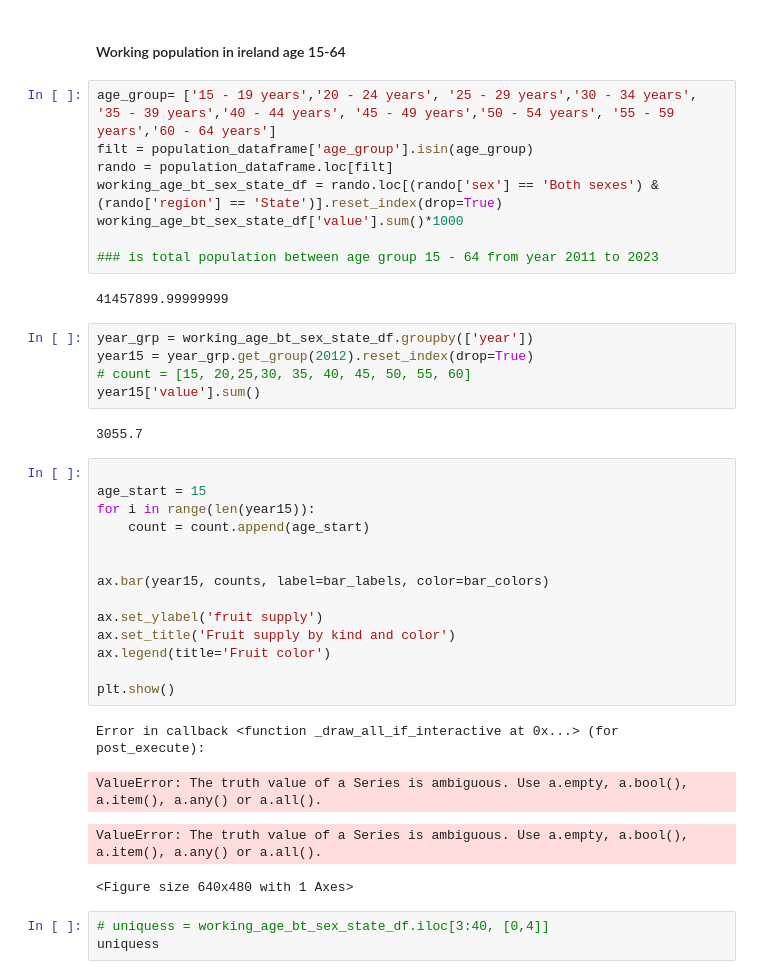
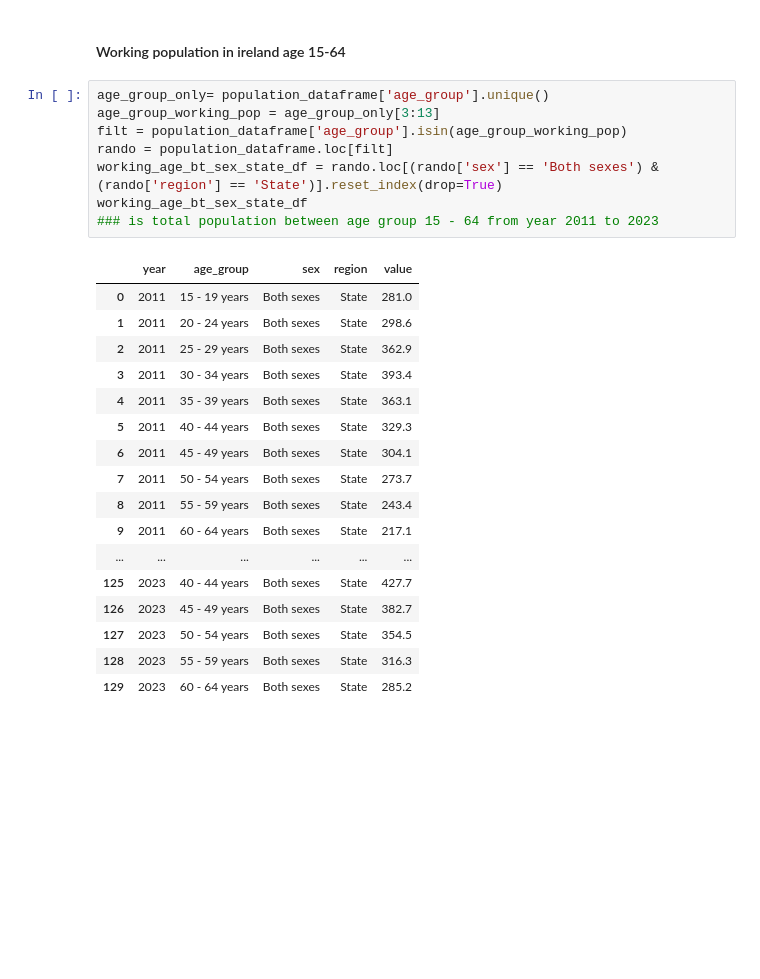
Before and after one commit to shyamghan17/Assignments, a Jupyter notebook: CA1 | Analytics on Population of Ireland.ipynb, the cells around one changed output. Saved outputs shown, nothing was run; the diff lists cells and outputs as text; blank space fills up the shorter version.

```diff
--- a/CA1 | Analytics on Population of Ireland.ipynb
+++ b/CA1 | Analytics on Population of Ireland.ipynb
@@ -476,41 +474,28 @@ plt.show()
 # %% [markdown]
 #### Working population in ireland age 15-64
 # %%
-age_group= ['15 - 19 years','20 - 24 years', '25 - 29 years','30 - 34 years', '35 - 39 years','40 - 44 years', '45 - 49 years','50 - 54 years', '55 - 59 years','60 - 64 years']
-filt = population_dataframe['age_group'].isin(age_group)
+age_group_only= population_dataframe['age_group'].unique()
+age_group_working_pop = age_group_only[3:13]
+filt = population_dataframe['age_group'].isin(age_group_working_pop)
 rando = population_dataframe.loc[filt]
 working_age_bt_sex_state_df = rando.loc[(rando['sex'] == 'Both sexes') & (rando['region'] == 'State')].reset_index(drop=True)
-working_age_bt_sex_state_df['value'].sum()*1000
-
+working_age_bt_sex_state_df
 ### is total population between age group 15 - 64 from year 2011 to 2023
 # %% [output]
-41457899.99999999
+|  | year | age_group | sex | region | value |
+| 0 | 2011 | 15 - 19 years | Both sexes | State | 281.0 |
+| 1 | 2011 | 20 - 24 years | Both sexes | State | 298.6 |
+| 2 | 2011 | 25 - 29 years | Both sexes | State | 362.9 |
+| 3 | 2011 | 30 - 34 years | Both sexes | State | 393.4 |
+| 4 | 2011 | 35 - 39 years | Both sexes | State | 363.1 |
+| 5 | 2011 | 40 - 44 years | Both sexes | State | 329.3 |
+| 6 | 2011 | 45 - 49 years | Both sexes | State | 304.1 |
+| 7 | 2011 | 50 - 54 years | Both sexes | State | 273.7 |
+| 8 | 2011 | 55 - 59 years | Both sexes | State | 243.4 |
+| 9 | 2011 | 60 - 64 years | Both sexes | State | 217.1 |
+| ... | ... | ... | ... | ... | ... |
+| 125 | 2023 | 40 - 44 years | Both sexes | State | 427.7 |
+| 126 | 2023 | 45 - 49 years | Both sexes | State | 382.7 |
+| 127 | 2023 | 50 - 54 years | Both sexes | State | 354.5 |
+| 128 | 2023 | 55 - 59 years | Both sexes | State | 316.3 |
+| 129 | 2023 | 60 - 64 years | Both sexes | State | 285.2 |
-# %%
-year_grp = working_age_bt_sex_state_df.groupby(['year'])
-year15 = year_grp.get_group(2012).reset_index(drop=True)
-# count = [15, 20,25,30, 35, 40, 45, 50, 55, 60]
-year15['value'].sum()
-# %% [output]
-3055.7
-# %%
-
-age_start = 15
-for i in range(len(year15)):
-    count = count.append(age_start)
-
-
-ax.bar(year15, counts, label=bar_labels, color=bar_colors)
-
-ax.set_ylabel('fruit supply')
-ax.set_title('Fruit supply by kind and color')
-ax.legend(title='Fruit color')
-
-plt.show()
-# %% [output]
-Error in callback <function _draw_all_if_interactive at 0x...> (for post_execute):
-ValueError: The truth value of a Series is ambiguous. Use a.empty, a.bool(), a.item(), a.any() or a.all().
-ValueError: The truth value of a Series is ambiguous. Use a.empty, a.bool(), a.item(), a.any() or a.all().
-<Figure size 640x480 with 1 Axes>
-# %%
-# uniquess = working_age_bt_sex_state_df.iloc[3:40, [0,4]]
-uniquess
```
Also changed, not shown: parts of 10 cells of this notebook.
